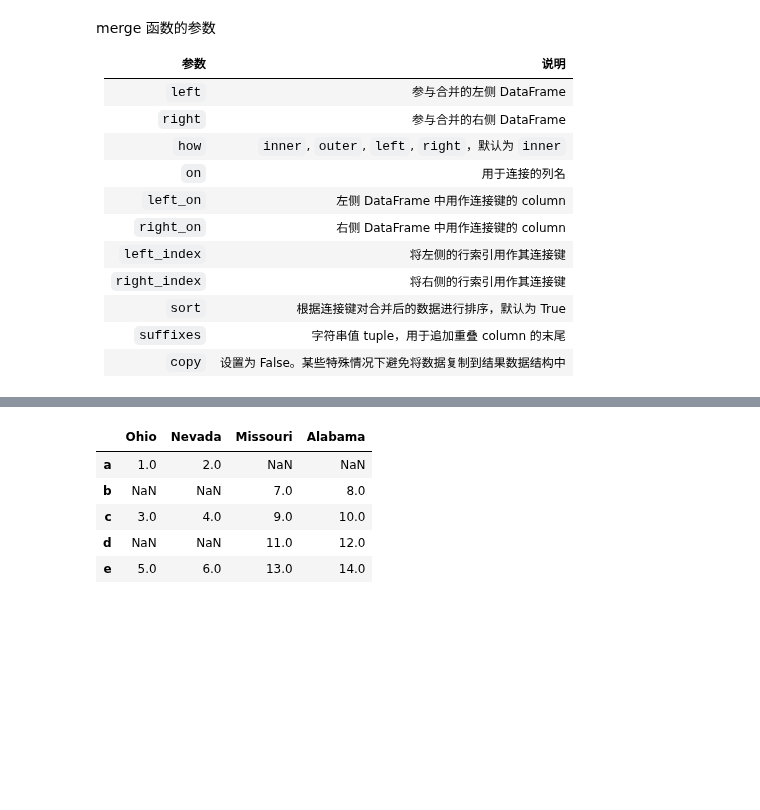
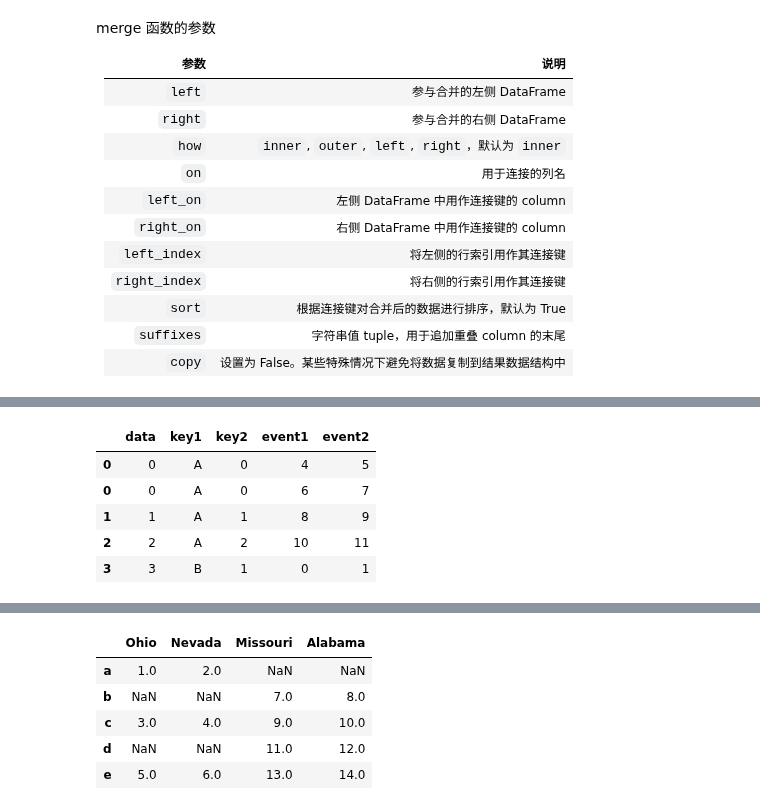
Before and after one commit to hugolu/learn-python, a Jupyter notebook: python-for-data-analysis/ch07-data-wrangling-clean-transform-merge-reshape.ipynb, the cells around one changed output, grey strips where cells are left out. Saved outputs shown, nothing was run; the diff lists cells and outputs as text; code cells hidden in the pictures; blank space fills up the shorter version.

```diff
--- a/python-for-data-analysis/ch07-data-wrangling-clean-transform-merge-reshape.ipynb
+++ b/python-for-data-analysis/ch07-data-wrangling-clean-transform-merge-reshape.ipynb
@@ -193 +173,21 @@ pd.merge(lefth, righth, left_on=['key1','key2'], right_index=True, how='outer')
+# %%
+# 层次化数据
+left = DataFrame({
+    'key1': ['A', 'A', 'A', 'B', 'B'],
+    'key2': [0, 1, 2, 1, 2],
+    'data': np.arange(5)})
+right = DataFrame(
+    np.arange(12).reshape((6, 2)),
+    index=[['B', 'B', 'A', 'A', 'A', 'A'],[1, 0, 0, 0, 1, 2]],
+    columns=['event1', 'event2'])
+
+# 使用多重索引
+pd.merge(left, right, left_on=['key1','key2'], right_index=True)
+# %% [output]
+|  | data | key1 | key2 | event1 | event2 |
+| 0 | 0 | A | 0 | 4 | 5 |
+| 0 | 0 | A | 0 | 6 | 7 |
+| 1 | 1 | A | 1 | 8 | 9 |
+| 2 | 2 | A | 2 | 10 | 11 |
+| 3 | 3 | B | 1 | 0 | 1 |
 # %%
```
Also changed, not shown: parts of 28 cells of this notebook, 1 other file.
